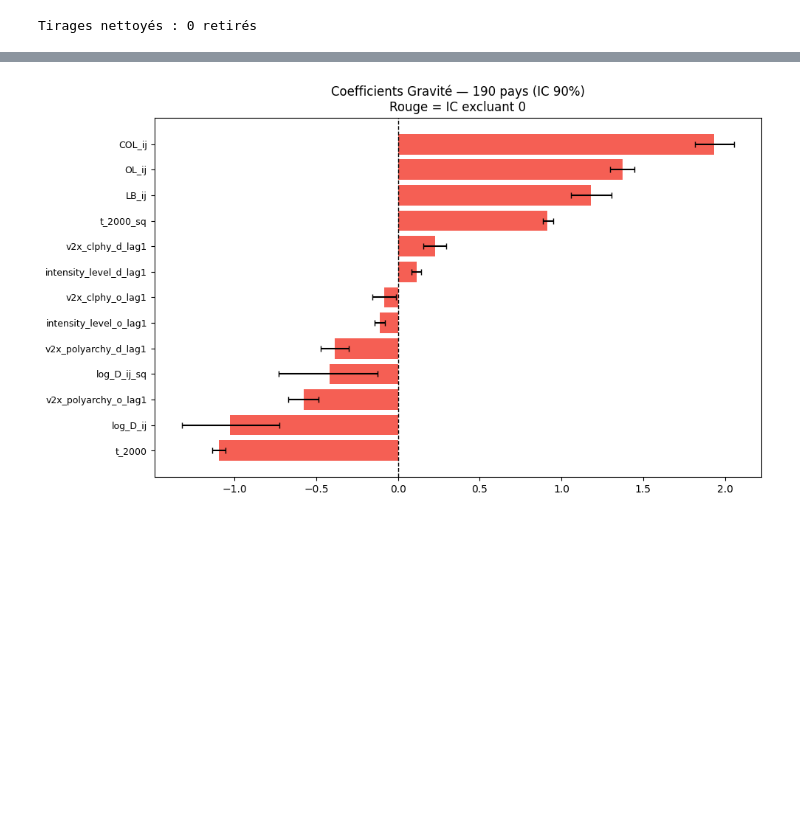
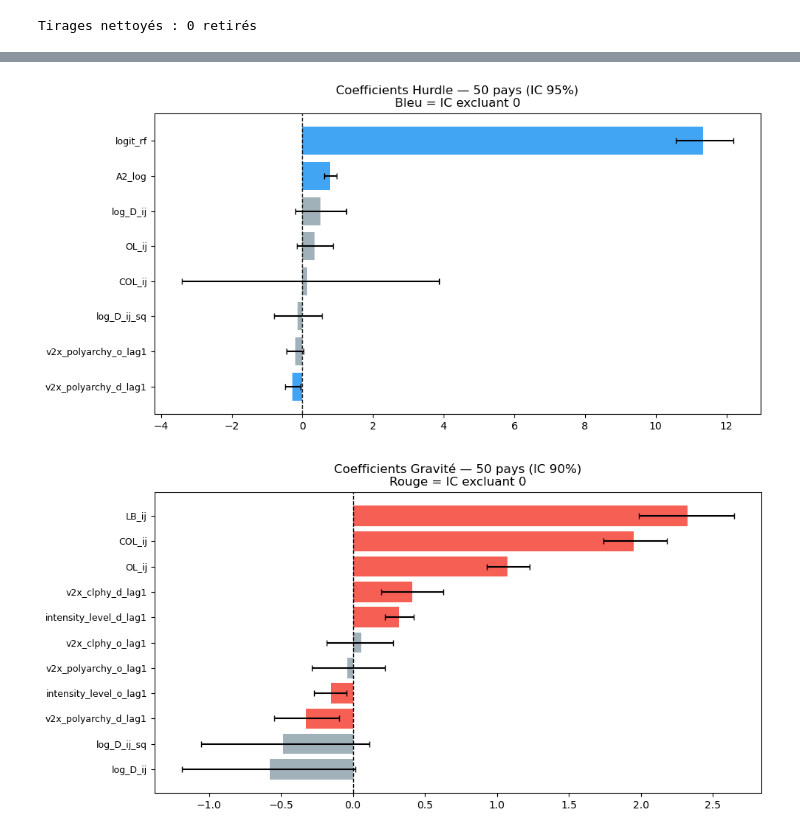
Before and after one commit to romainratajczyk/bayesForecasts, a Jupyter notebook: notebooks/hurdle_regression.ipynb, the cells around one changed output, grey strips where cells are left out. Saved outputs shown, nothing was run; the diff lists cells and outputs as text; code cells hidden in the pictures; blank space fills up the shorter version.

```diff
--- a/notebooks/hurdle_regression.ipynb
+++ b/notebooks/hurdle_regression.ipynb
@@ -83,7 +83,7 @@ USE_MULTITHREADING = False  # True (reduce_sum) / False (Vectorisation standard)
 
 # SUBSET DE PAYS (modifier RUN_SIZE uniquement)
 
-RUN_SIZE = 5
+RUN_SIZE = 1
 # _LABELS  = {1: '50 pays', 2: '80 pays', 3: '110 pays', 4: '140 pays', 5: '190 pays (complet)'}
 # %%
 df_main = pd.read_csv(DATA_PATH)
@@ -262,9 +262,26 @@ HURDLE_REQUIRED = HURDLE_VARS + [ 'is_migration', 'dyad', 'continent_orig',
 # (dyad pour les effets fixes alpha_i et gamma_j, continent_orig pour les effets de cluster M49)
 df_hurdle = df.dropna(subset=HURDLE_REQUIRED).copy().reset_index(drop=True)
 
-VOLUME_REQUIRED = X_VOL_COLS + ['flow', 'log_flow_lag', 'dyad', 'continent_orig']
+df['has_history'] = (
+    df.groupby(['orig', 'dest'])['flow']
+    .transform(lambda x: (x.shift(1) > 0).expanding().max()) > 0
+).astype(int) # voir notes .pages, history correspond à max(Y_0, Y_1, ..., Y_t-1)>0
+
+#VOLUME_REQUIRED = X_VOL_COLS + ['flow', 'log_flow_lag', 'dyad', 'continent_orig']
+VOLUME_REQUIRED = X_VOL_COLS + ['flow', 'is_mig_lag', 'has_history', 'dyad', 'continent_orig']
+#df_volume = df[df['flow'] > 0].dropna(subset=VOLUME_REQUIRED).copy()
 df_volume = df[df['flow'] > 0].dropna(subset=VOLUME_REQUIRED).copy().reset_index(drop=True)
 
+# états markovien, pour handle amnésie markovienne dans le modèle de volume
+is_continu = (df_volume['is_mig_lag'] == 1)
+is_virgin  = (df_volume['is_mig_lag'] == 0) & (df_volume['has_history'] == 0)
+
+# EXCLUSION PURE des trous pour la ZTNB et le ARX(1)
+df_volume = df_volume[is_continu | is_virgin].copy().reset_index(drop=True)
+
+df_volume['is_emergent_v'] = (1 - df_volume['is_mig_lag']).astype(int)
+df_volume['log_flow_lag_clean'] = df_volume['log_flow_lag'].fillna(0.0) # Bruit neutralisé par la bifurcation Stan
+
 N_h, N_v = len(df_hurdle), len(df_volume)
-print(f"Hurdle : {N_h:,} obs | Volume : {N_v:,} obs")
+print(f"Hurdle : {N_h:,} obs | Volume : {N_v:,} obs sans trous")
 # %% [output]
@@ -552,7 +576,9 @@ stan_data = {
     'orig_id_v'    : df_volume['orig_id_v'].astype(int).tolist(),
     'dest_id_v'    : df_volume['dest_id_v'].astype(int).tolist(),
     'flow'         : df_volume['flow'].astype(int).tolist(),
-    'log_flow_lag' : df_volume['log_flow_lag'].astype(float).tolist(),
+    #'log_flow_lag' : df_volume['log_flow_lag'].astype(float).tolist(),
+    'is_emergent_v'   : df_volume['is_emergent_v'].astype(int).tolist(),
+    'log_flow_lag'    : df_volume['log_flow_lag_clean'].astype(float).tolist(),
     'X_v'          : X_vol_std.tolist(),
     'cluster_v'    : cluster_v.tolist(),
 
@@ -1144,7 +1168,7 @@ p_hurdle rempli : train 2010=35,910, test 2015=35,910
 mu_test         = df_final.filter(like='mu_dt_test').values
 phi_t           = df_final.filter(like='phi_test').values
 beta_grav       = df_final.filter(like='beta_grav').values
-#beta_h          = df_final.filter(like='beta_h').values
+beta_h          = df_final.filter(like='beta_h').values
 phi_disp_cluster = df_final.filter(like='phi_disp_cluster').values
 rho_m49_draws    = df_final.filter(like='rho_m49').values
 
@@ -1611,38 +1648,43 @@ plt.show()
 # %%
 # Figure : coefficients Hurdle et Volume
 def plot_coefs(means, q05, q95, labels, title, color_sig, fname):
     K = len(means)
     order = np.argsort(means)
     colors = [color_sig if (q05[i] > 0 or q95[i] < 0) else '#90A4AE' for i in order]
     fig, ax = plt.subplots(figsize=(10, max(5, K * 0.45)))
     ax.barh(
         range(K), means[order],
         xerr=[means[order] - q05[order], q95[order] - means[order]],
         color=colors, alpha=0.85, capsize=3
     )
     ax.set_yticks(range(K))
     ax.set_yticklabels([labels[i] for i in order], fontsize=9)
     ax.axvline(0, color='black', lw=1, ls='--')
     ax.set_title(title)
     plt.tight_layout()
     plt.savefig(fname, bbox_inches='tight')
     plt.show()
 
-# plot_coefs(
-#     beta_h.mean(axis=0), np.percentile(beta_h, 2.5, axis=0), np.percentile(beta_h, 97.5, axis=0),
-#     HURDLE_VARS,
-#     f"Coefficients Hurdle — {N_pays} pays (IC 95%)\nBleu = IC excluant 0",
-#     '#2196F3', f"NegBin_hurdle_coefficients_{N_pays}.pdf"
-# )
+# Figure : Coefficients Hurdle
+plot_coefs(
+    beta_h.mean(axis=0),
+    np.percentile(beta_h, 2.5, axis=0),
+    np.percentile(beta_h, 97.5, axis=0),
+    HURDLE_VARS,
+    f"Coefficients Hurdle — {N_pays} pays (IC 95%)\nBleu = IC excluant 0",
+    '#2196F3',
+    f"NegBin_hurdle_coefficients_{N_pays}.pdf"
+)
 
 plot_coefs(
     beta_grav.mean(axis=0), np.percentile(beta_grav, 2.5, axis=0), np.percentile(beta_grav, 97.5, axis=0),
     X_VOL_COLS,
     f"Coefficients Gravité — {N_pays} pays (IC 90%)\nRouge = IC excluant 0",
     '#F44336', f"NegBin_gravity_coefficients_{N_pays}.pdf"
 )
 # %% [output]
-[figure, old version]
+[figure, new version]
+[figure, added]
 # %%
 # Figure : scatter OOS + distribution des erreurs
 fig, axes = plt.subplots(1, 2, figsize=(16, 7))
```
Also changed, not shown: parts of 25 cells of this notebook, 13 other files.
